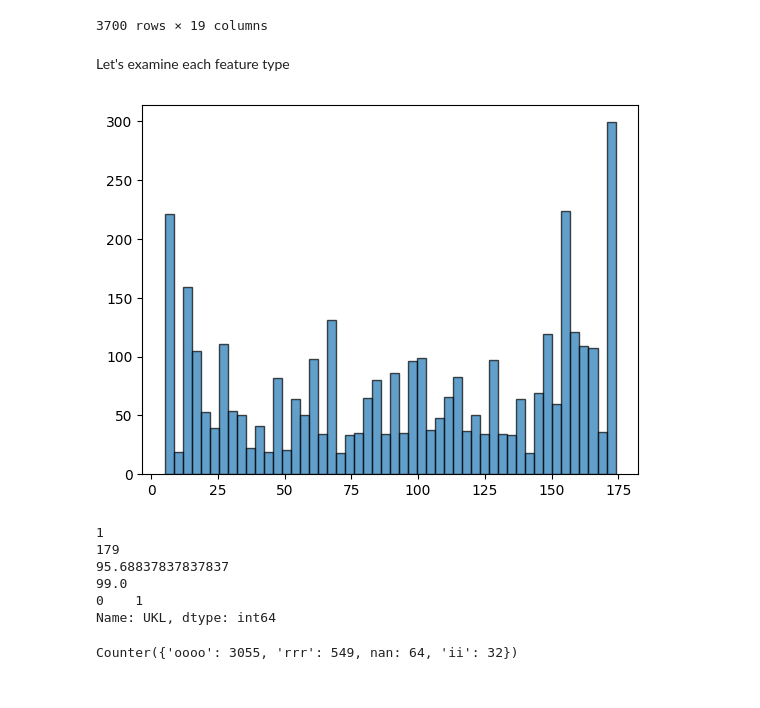
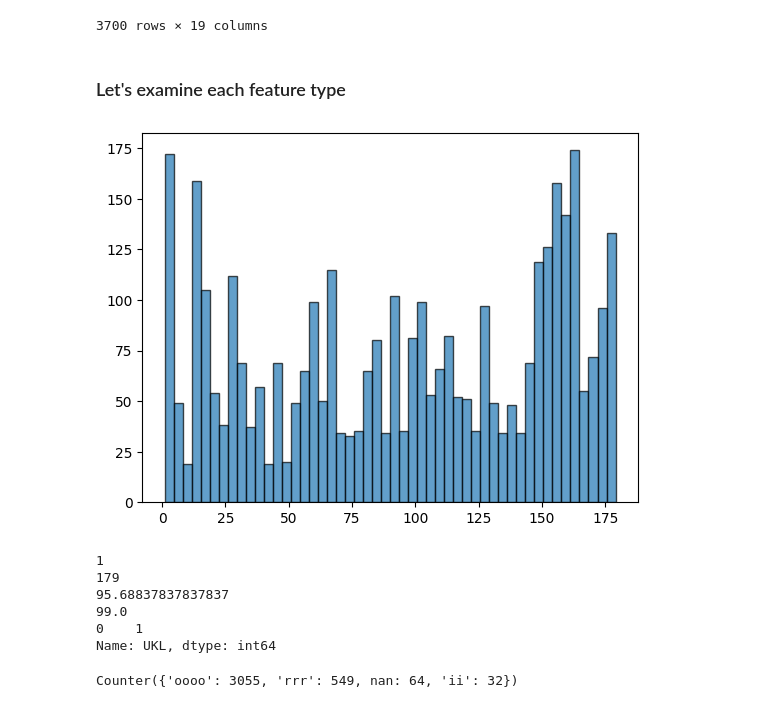
Before and after one commit to nursaltyn/binary_classifier, a Jupyter notebook: classifier.ipynb, the cells around one changed output. Cells and saved outputs as stored; diff of their text form; code cells hidden in the pictures.

```diff
--- a/classifier.ipynb
+++ b/classifier.ipynb
@@ -111,18 +80,18 @@ data
 | 3699 | 3699 | 57 | oooo | y | oooo | www | 4000.0 | ggg | 0.0 | 0.0 | qqqq | ... |
 3700 rows × 19 columns
 # %% [markdown]
-Let's examine each feature type
+### Let's examine each feature type
 # %%
-#UKL: ints, range
-plt.hist(list(data_with_dummies['UKL']), bins=50, edgecolor='black', alpha=0.7)
+#UKL
+plt.hist(list(data['UKL']), bins=50, edgecolor='black', alpha=0.7)
 plt.show()
 print(min(list(data['UKL'])))
 print(max(list(data['UKL'])))
 print(np.mean(list(data['UKL'])))
 print(data['UKL'].median())
 print(data['UKL'].mode())
 # %% [output]
-[figure, old version]
+[figure, new version]
 1
 179
 95.68837837837837
```
Also changed, not shown: parts of 105 cells of this notebook.
